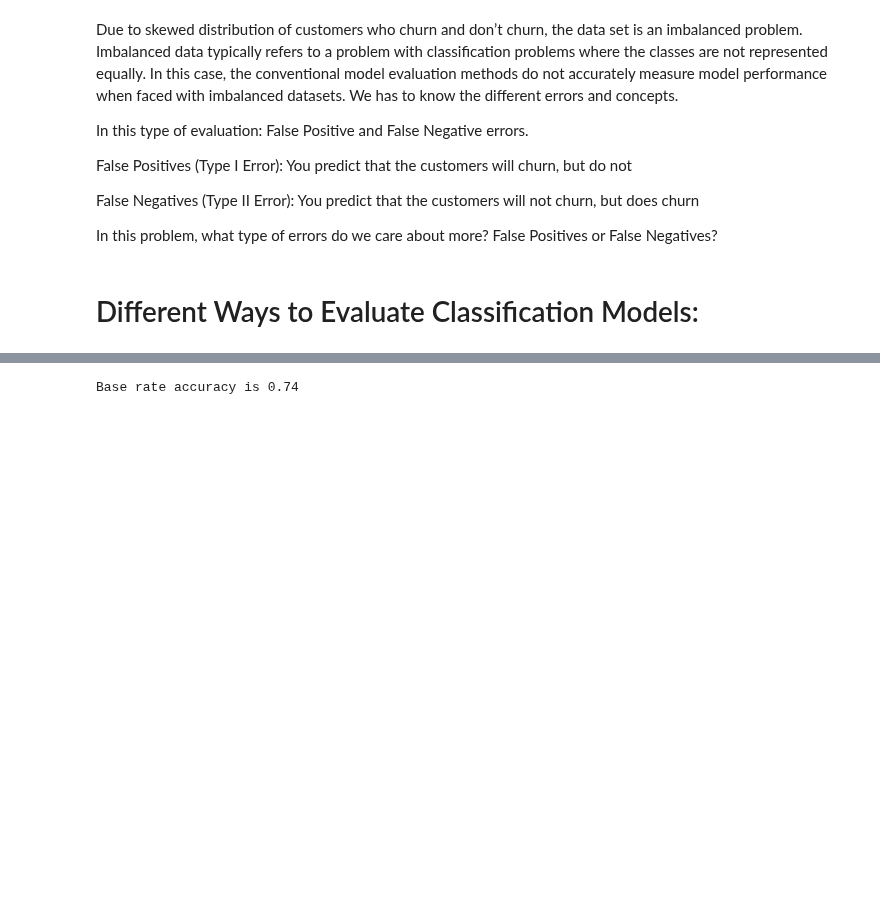
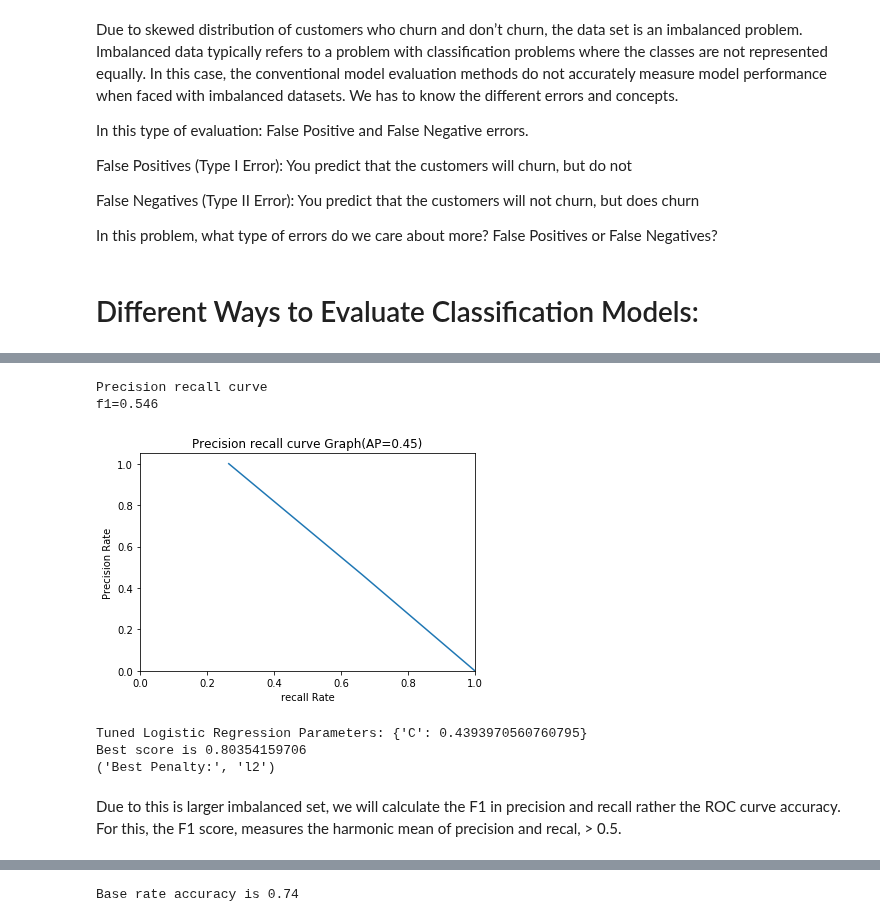
Before and after one commit to vinhpvu/Telco-customer-analytics, a Jupyter notebook: Untitled.ipynb, the cells around one changed output, grey strips where cells are left out. Cells and saved outputs as stored; diff of their text form; code cells hidden in the pictures; blank space fills up the shorter version.

```diff
--- a/Untitled.ipynb
+++ b/Untitled.ipynb
@@ -983,3 +1000,46 @@ weighted avg       0.95      0.94      0.94      5986
+# %%
+
+
+
+y_predtest = gd_sr.predict(X_test)
+
+
+grid_fpr, grid_tpr, grid_thresholds = precision_recall_curve(y_test,y_predtest)
+
+
+auc = auc(grid_fpr, grid_tpr)
+f1 = f1_score(y_test,y_predtest)
+AP=average_precision_score(y_test,y_predtest)
+print('Precision recall curve' )
+print('f1=%0.3f '%(f1))
+plt.plot(grid_fpr, grid_tpr)
+plt.xlim([0.0, 1.0])
+plt.ylim([0.0, 1.05])
+plt.xlabel('recall Rate')
+plt.ylabel('Precision Rate')
+plt.title('Precision recall curve Graph(AP=%.2f)'% AP)
+
+plt.show()
+# %% [output]
+Precision recall curve
+f1=0.546
+[figure, added]
+# %%
+from sklearn.linear_model import LogisticRegression
+c_space = np.logspace(-5, 8, 15)
+param_grid = {'C': c_space}
+logreg = LogisticRegression()
+clf = GridSearchCV(logreg, param_grid,cv=5, verbose=0)
+clf .fit(X_train, y_train)
+print("Tuned Logistic Regression Parameters: {}".format(clf .best_params_))
+print("Best score is {}".format(clf .best_score_))
+print('Best Penalty:', clf.best_estimator_.get_params()['penalty'])
+# %% [output]
+Tuned Logistic Regression Parameters: {'C': 0.4393970560760795}
+Best score is 0.80354159706
+('Best Penalty:', 'l2')
+# %% [markdown]
+Due to this is larger imbalanced set, we will calculate the F1 in precision and recall rather the ROC curve accuracy. For this, the F1 score, measures the harmonic mean of precision and recal,  > 0.5.
 # %%
 len(y_train)
 # %% [output]
```
Also changed, not shown: parts of 48 cells of this notebook.
